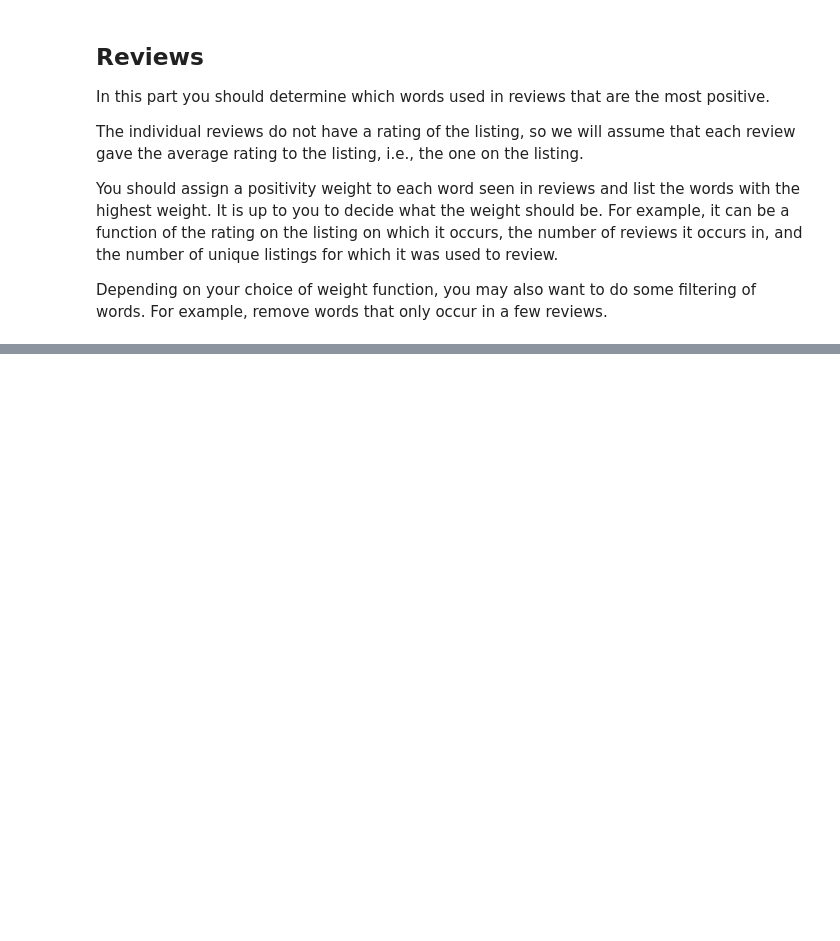
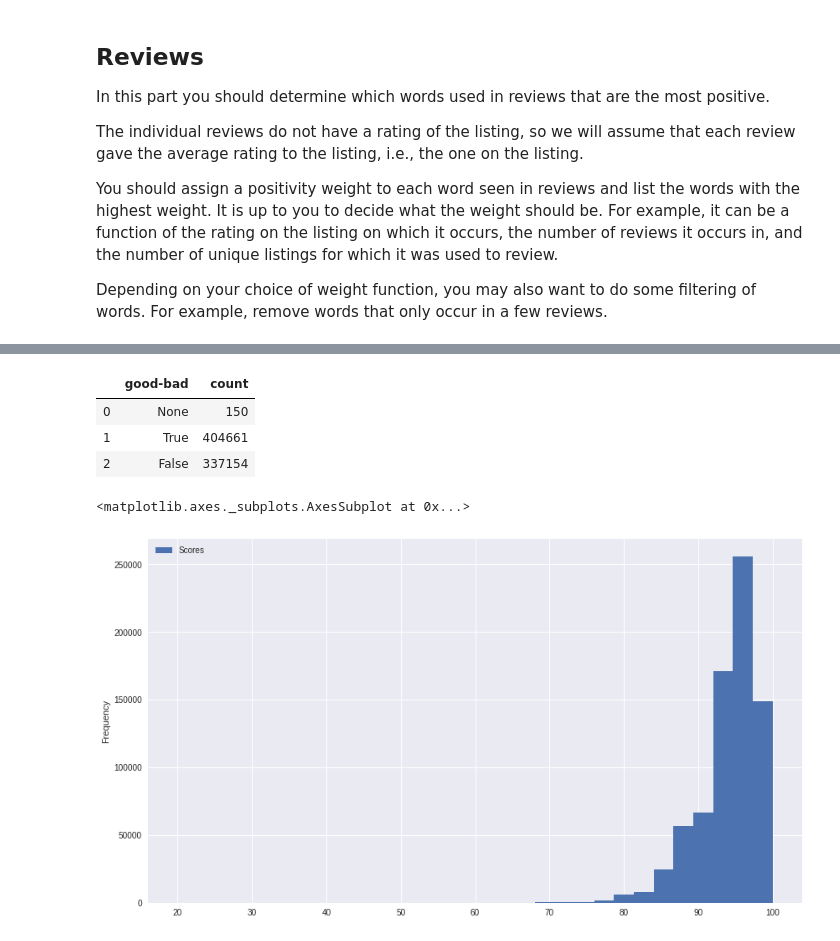
Before and after one commit to zacharyneveu/DS_Tools_Project3, a Jupyter notebook: Project 3 - Airbnb.ipynb, the cells around one changed output, grey strips where cells are left out. Cells and saved outputs as stored; diff of their text form; code cells hidden in the pictures; blank space fills up the shorter version.

```diff
--- a/Project 3 - Airbnb.ipynb
+++ b/Project 3 - Airbnb.ipynb
@@ -471,0 +485,12 @@ AttributeError: 'DataFrame' object has no attribute '_get_object_id'
+# %%
+disp(reviews_scores.groupby(f.col('good-bad')).count())
+# %% [output]
+|  | good-bad | count |
+| 0 | None | 150 |
+| 1 | True | 404661 |
+| 2 | False | 337154 |
+# %%
+reviews_scores.select('Scores').toPandas().plot(kind='hist', bins=30)
+# %% [output]
+<matplotlib.axes._subplots.AxesSubplot at 0x...>
+[figure, added]
```
Also changed, not shown: parts of 19 cells of this notebook, 1 other file.
